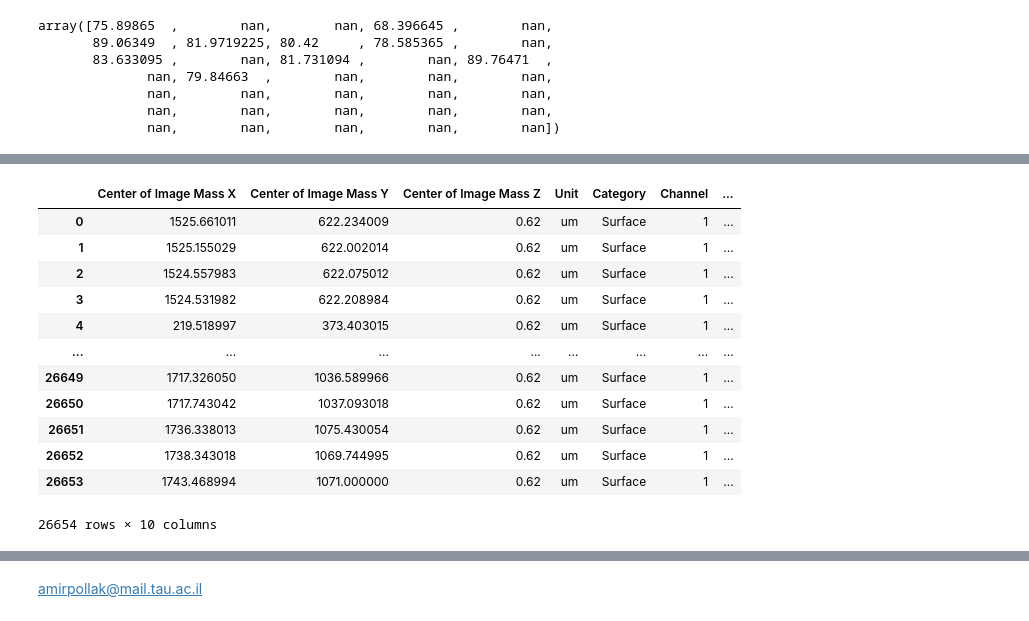
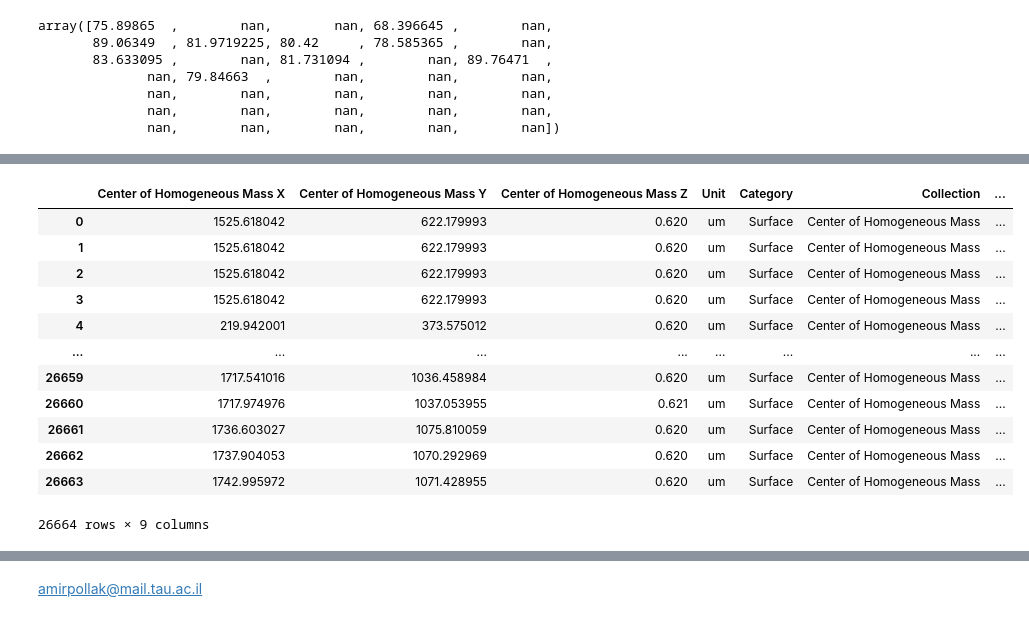
Before and after one commit to AsafAvr/Deep-Learning-Workshop, a Jupyter notebook: Notebooks/Reorganize_Results.ipynb, the cells around one changed output, grey strips where cells are left out. Cells and saved outputs as stored; diff of their text form; code cells hidden in the pictures.

```diff
--- a/Notebooks/Reorganize_Results.ipynb
+++ b/Notebooks/Reorganize_Results.ipynb
@@ -201,22 +285,22 @@ tif_arr = well_dict['D2']['1']
 # %%
 import pandas as pd
 imaris_path =r'C:\Projects\TAU\DL-Workshop\Images_Ilan\JH0011\Excel\C-2_MK001_D2_P1.xls'
-df_imaris = pd.read_excel(imaris_path,sheet_name="Center of Image Mass Ch=1")
+df_imaris = pd.read_excel(imaris_path,sheet_name="Center of Homogeneous Mass")
 df_imaris
 # %% [output]
-|  | Center of Image Mass X | Center of Image Mass Y | Center of Image Mass Z | Unit | Category | Channel | ... |
-| 0 | 1525.661011 | 622.234009 | 0.62 | um | Surface | 1 | ... |
-| 1 | 1525.155029 | 622.002014 | 0.62 | um | Surface | 1 | ... |
-| 2 | 1524.557983 | 622.075012 | 0.62 | um | Surface | 1 | ... |
-| 3 | 1524.531982 | 622.208984 | 0.62 | um | Surface | 1 | ... |
-| 4 | 219.518997 | 373.403015 | 0.62 | um | Surface | 1 | ... |
+|  | Center of Homogeneous Mass X | Center of Homogeneous Mass Y | Center of Homogeneous Mass Z | Unit | Category | Collection | ... |
+| 0 | 1525.618042 | 622.179993 | 0.620 | um | Surface | Center of Homogeneous Mass | ... |
+| 1 | 1525.618042 | 622.179993 | 0.620 | um | Surface | Center of Homogeneous Mass | ... |
+| 2 | 1525.618042 | 622.179993 | 0.620 | um | Surface | Center of Homogeneous Mass | ... |
+| 3 | 1525.618042 | 622.179993 | 0.620 | um | Surface | Center of Homogeneous Mass | ... |
+| 4 | 219.942001 | 373.575012 | 0.620 | um | Surface | Center of Homogeneous Mass | ... |
 | ... | ... | ... | ... | ... | ... | ... | ... |
-| 26649 | 1717.326050 | 1036.589966 | 0.62 | um | Surface | 1 | ... |
-| 26650 | 1717.743042 | 1037.093018 | 0.62 | um | Surface | 1 | ... |
-| 26651 | 1736.338013 | 1075.430054 | 0.62 | um | Surface | 1 | ... |
-| 26652 | 1738.343018 | 1069.744995 | 0.62 | um | Surface | 1 | ... |
-| 26653 | 1743.468994 | 1071.000000 | 0.62 | um | Surface | 1 | ... |
+| 26659 | 1717.541016 | 1036.458984 | 0.620 | um | Surface | Center of Homogeneous Mass | ... |
+| 26660 | 1717.974976 | 1037.053955 | 0.621 | um | Surface | Center of Homogeneous Mass | ... |
+| 26661 | 1736.603027 | 1075.810059 | 0.620 | um | Surface | Center of Homogeneous Mass | ... |
+| 26662 | 1737.904053 | 1070.292969 | 0.620 | um | Surface | Center of Homogeneous Mass | ... |
+| 26663 | 1742.995972 | 1071.428955 | 0.620 | um | Surface | Center of Homogeneous Mass | ... |
-26654 rows × 10 columns
+26664 rows × 9 columns
 # %%
 cord_imaris = {}
 for df in df_imaris.groupby('Time'):
```
Also changed, not shown: parts of 34 cells of this notebook, 5 other files.
